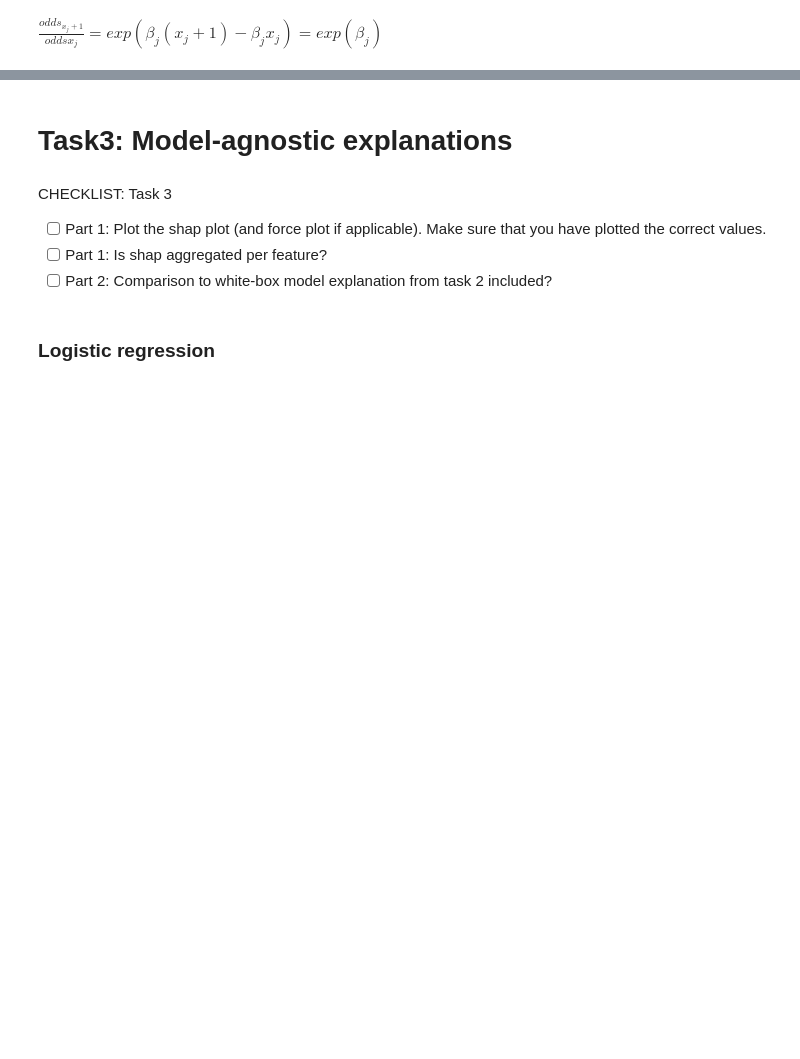
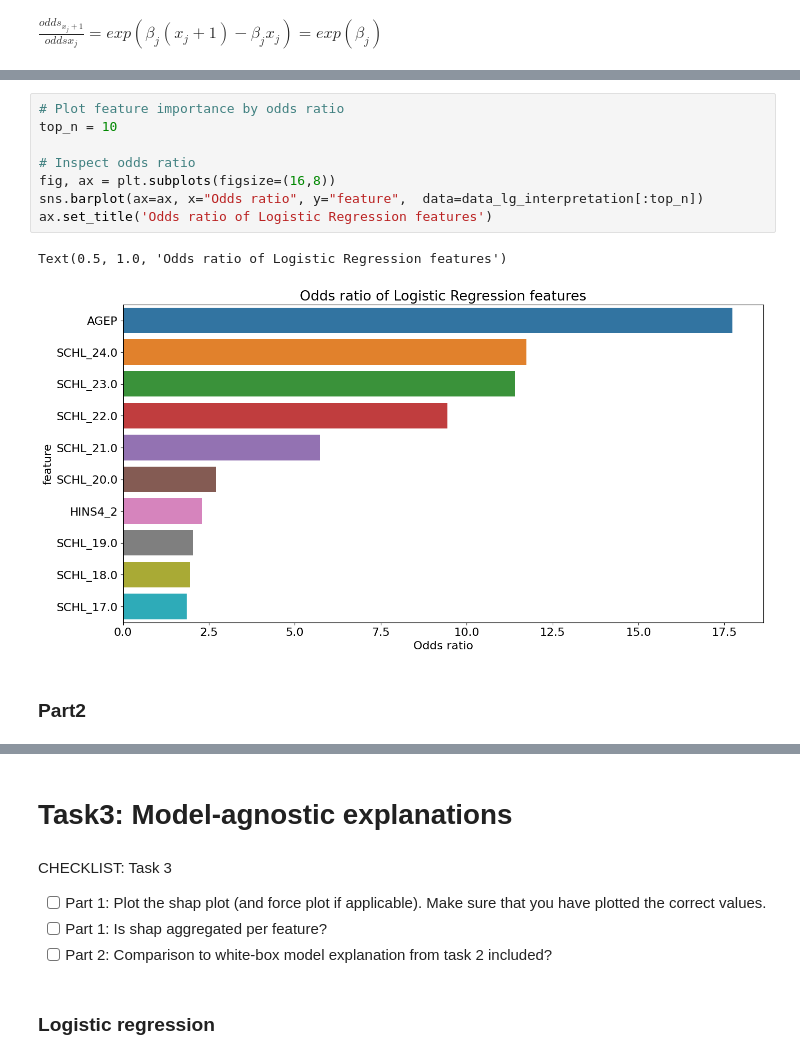
Before and after one commit to jorgedelpozolerida/-KDS_AlgorithmicFairness, a Jupyter notebook: Assignment1/assignment1.ipynb, the cells around one changed output, grey strips where cells are left out. Drawn from its saved outputs; the diff is of its cells as text; blank space fills up the shorter version.

```diff
--- a/Assignment1/assignment1.ipynb
+++ b/Assignment1/assignment1.ipynb
@@ -464,0 +491,13 @@ $\frac{odds_{x_j+1}}{odds{x_j}}=exp\left(\beta_{j}(x_{j}+1)-\beta_{j}x_{j}\right
+# %%
+# Plot feature importance by odds ratio
+top_n = 10
+
+# Inspect odds ratio
+fig, ax = plt.subplots(figsize=(16,8))
+sns.barplot(ax=ax, x="Odds ratio", y="feature",  data=data_lg_interpretation[:top_n])
+ax.set_title('Odds ratio of Logistic Regression features')
+# %% [output]
+Text(0.5, 1.0, 'Odds ratio of Logistic Regression features')
+[figure, added]
+# %% [markdown]
+### Part2
```
Also changed, not shown: parts of 16 cells of this notebook, 8 other files.
